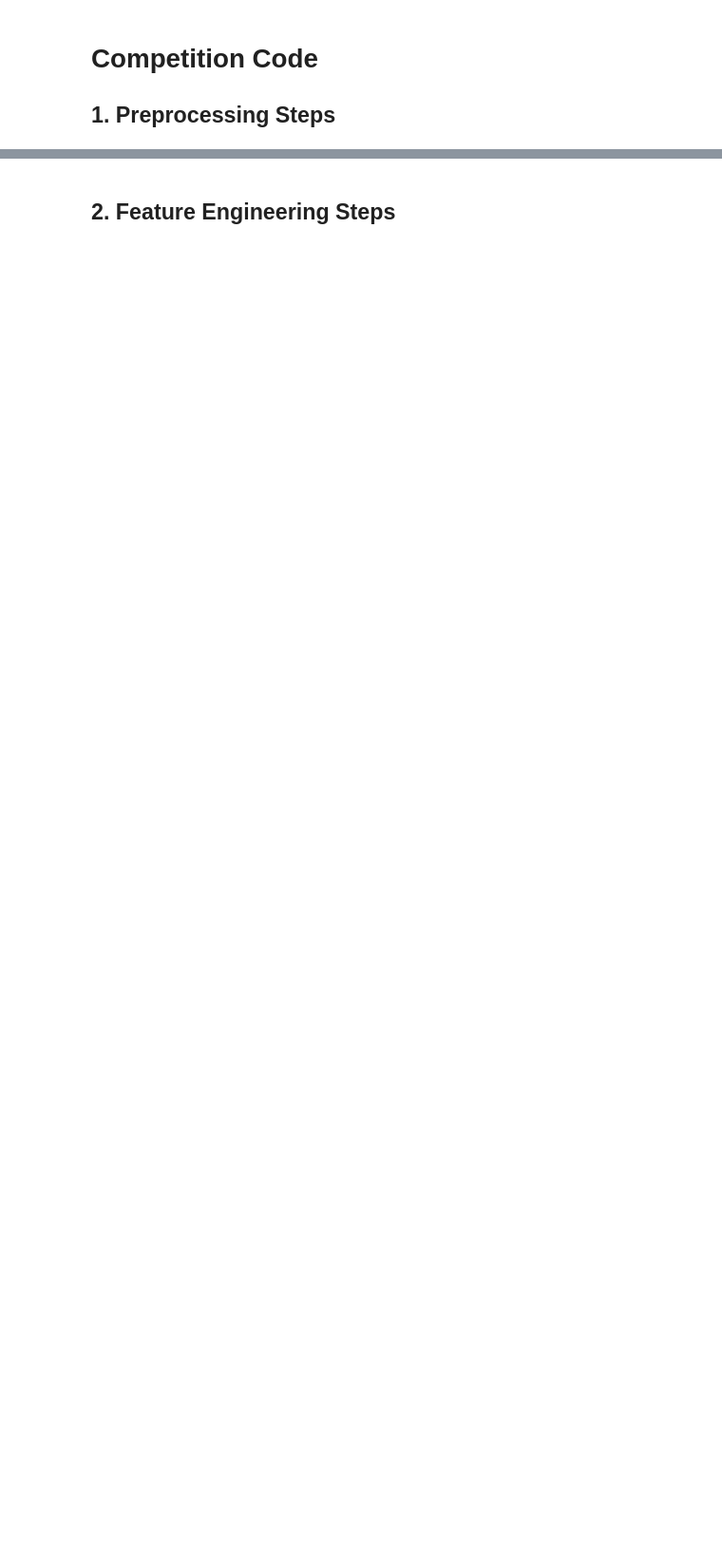
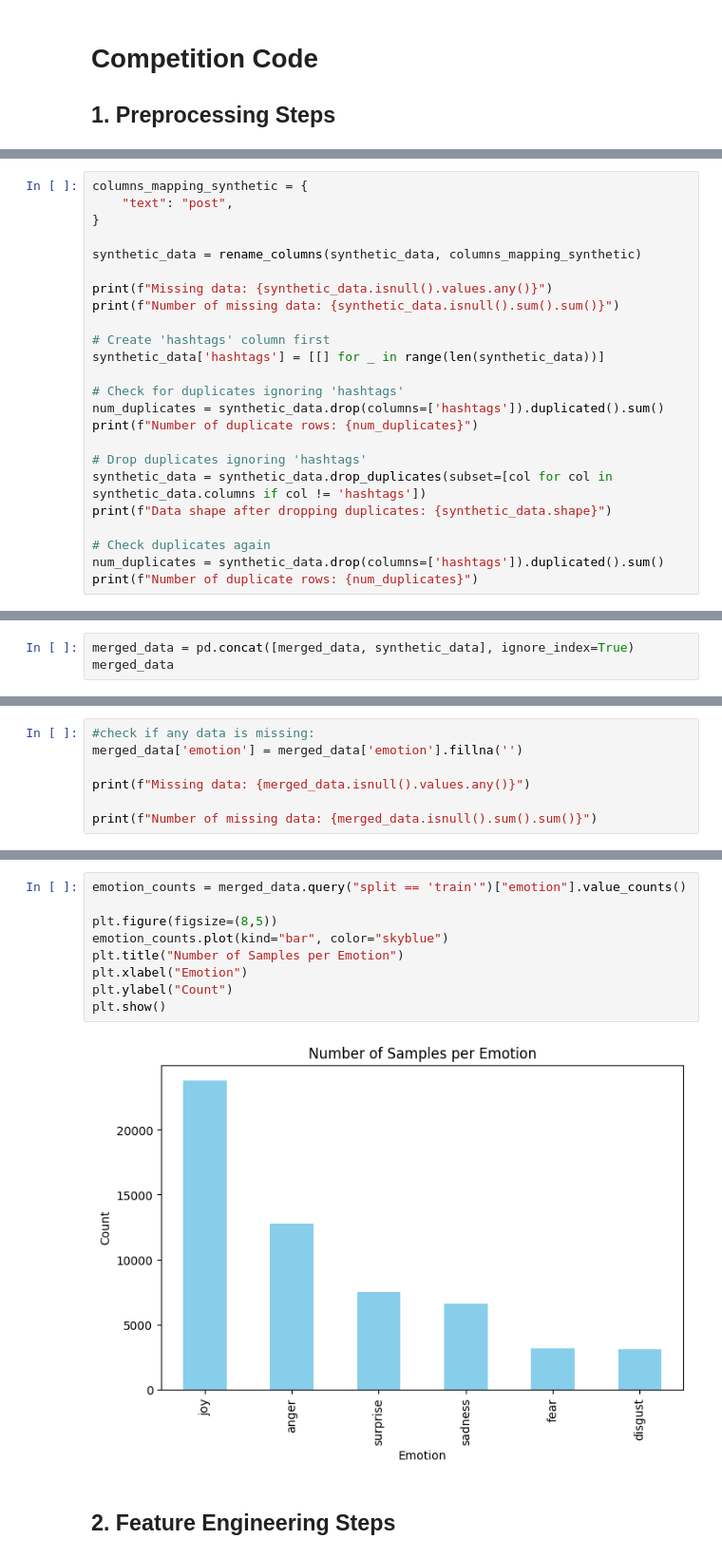
Before and after one commit to MigzAvila/DM2025-Lab2-Exercise, a Jupyter notebook: DM2025-Lab2-Homework.ipynb, the cells around one changed output, grey strips where cells are left out. Shown at 95% size. Drawn from its saved outputs; the diff is of its cells as text; blank space fills up the shorter version.

```diff
--- a/DM2025-Lab2-Homework.ipynb
+++ b/DM2025-Lab2-Homework.ipynb
@@ -151,0 +243,24 @@ Markdown Syntax to Add Image: `![Description of the Image](./your_local_folder/n
+# %%
+columns_mapping_synthetic = {
+    "text": "post",
+}
+
+synthetic_data = rename_columns(synthetic_data, columns_mapping_synthetic)
+
+print(f"Missing data: {synthetic_data.isnull().values.any()}")
+print(f"Number of missing data: {synthetic_data.isnull().sum().sum()}")
+
+# Create 'hashtags' column first
+synthetic_data['hashtags'] = [[] for _ in range(len(synthetic_data))]
+
+# Check for duplicates ignoring 'hashtags'
+num_duplicates = synthetic_data.drop(columns=['hashtags']).duplicated().sum()
+print(f"Number of duplicate rows: {num_duplicates}")
+
+# Drop duplicates ignoring 'hashtags'
+synthetic_data = synthetic_data.drop_duplicates(subset=[col for col in synthetic_data.columns if col != 'hashtags'])
+print(f"Data shape after dropping duplicates: {synthetic_data.shape}")
+
+# Check duplicates again
+num_duplicates = synthetic_data.drop(columns=['hashtags']).duplicated().sum()
+print(f"Number of duplicate rows: {num_duplicates}")
@@ -151,0 +289,3 @@ Markdown Syntax to Add Image: `![Description of the Image](./your_local_folder/n
+# %%
+merged_data = pd.concat([merged_data, synthetic_data], ignore_index=True)
+merged_data
@@ -151,0 +306,7 @@ Markdown Syntax to Add Image: `![Description of the Image](./your_local_folder/n
+# %%
+#check if any data is missing:
+merged_data['emotion'] = merged_data['emotion'].fillna('')
+
+print(f"Missing data: {merged_data.isnull().values.any()}")
+
+print(f"Number of missing data: {merged_data.isnull().sum().sum()}")
@@ -152,2 +327,13 @@ Markdown Syntax to Add Image: `![Description of the Image](./your_local_folder/n
+# %%
+emotion_counts = merged_data.query("split == 'train'")["emotion"].value_counts()
+
+plt.figure(figsize=(8,5))
+emotion_counts.plot(kind="bar", color="skyblue")
+plt.title("Number of Samples per Emotion")
+plt.xlabel("Emotion")
+plt.ylabel("Count")
+plt.show()
+# %% [output]
+[figure, added]
 # %% [markdown]
 ## 2. Feature Engineering Steps
```
Also changed, not shown: parts of 34 cells of this notebook.
